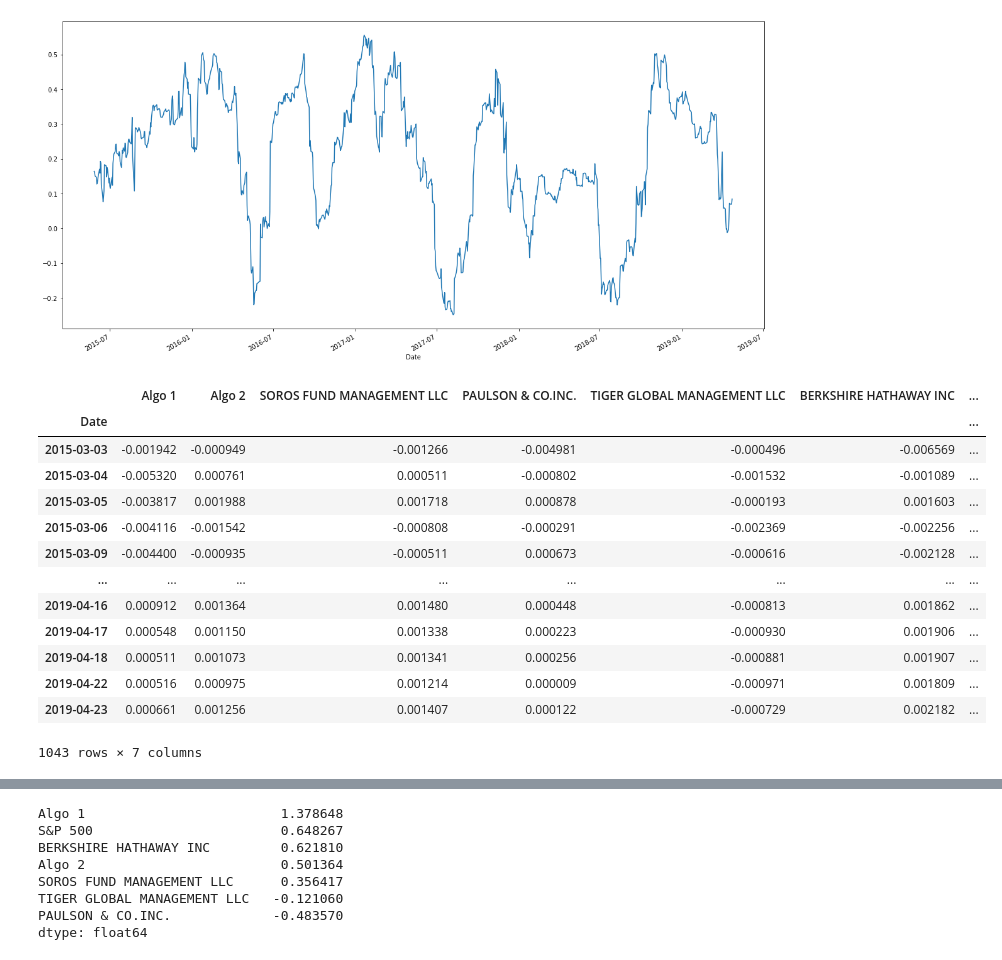
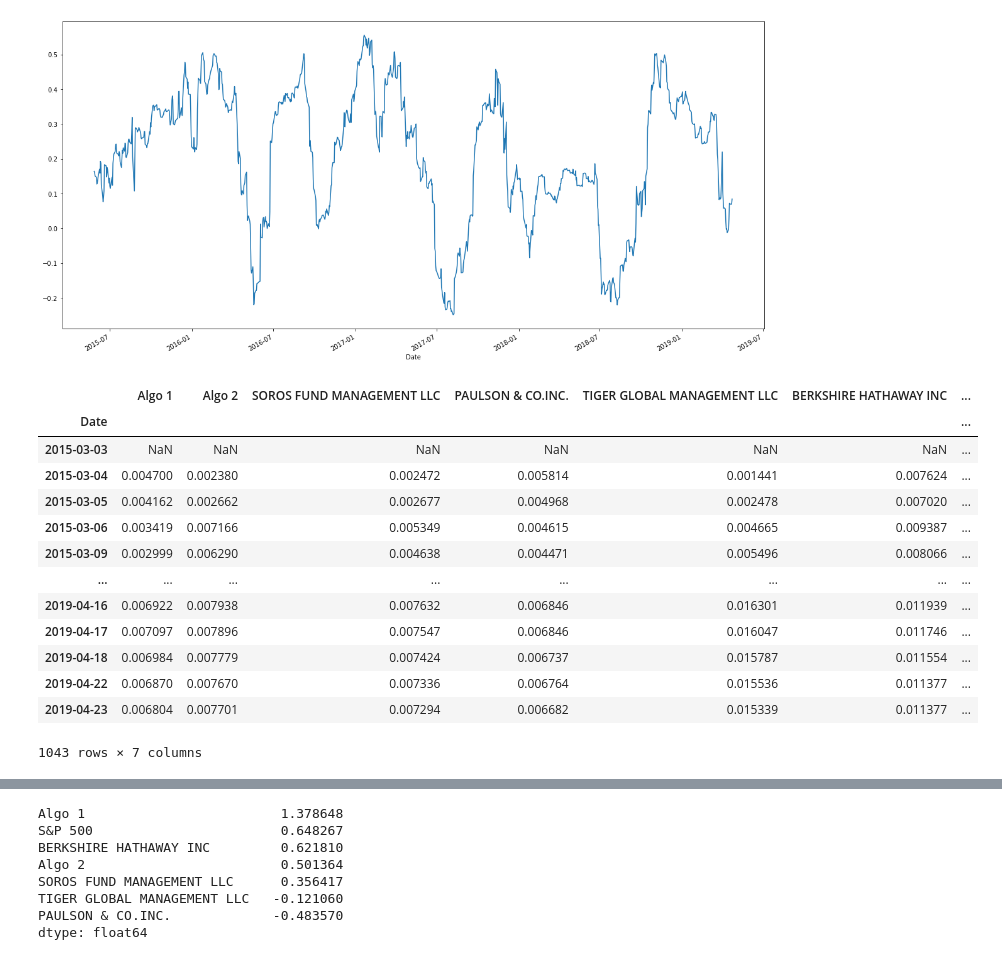
Before and after one commit to Vielufs/pandas-homework, a Jupyter notebook: pandashw.ipynb, the cells around one changed output, grey strips where cells are left out. Cells and saved outputs as stored; diff of their text form; code cells hidden in the pictures.

```diff
--- a/pandashw.ipynb
+++ b/pandashw.ipynb
@@ -324,20 +326,20 @@ rolling_beta.plot(figsize=(20,10))
 [figure]
 # %%
 ## Trying to use the ewm function
-ewm_21 = combined_df.ewm(halflife=21).mean()
+ewm_21 = combined_df.ewm(halflife=21).std()
 ewm_21
 # %% [output]
 |  | Algo 1 | Algo 2 | SOROS FUND MANAGEMENT LLC | PAULSON & CO.INC. | TIGER GLOBAL MANAGEMENT LLC | BERKSHIRE HATHAWAY INC | ... |
 | Date |  |  |  |  |  |  | ... |
-| 2015-03-03 | -0.001942 | -0.000949 | -0.001266 | -0.004981 | -0.000496 | -0.006569 | ... |
-| 2015-03-04 | -0.005320 | 0.000761 | 0.000511 | -0.000802 | -0.001532 | -0.001089 | ... |
-| 2015-03-05 | -0.003817 | 0.001988 | 0.001718 | 0.000878 | -0.000193 | 0.001603 | ... |
-| 2015-03-06 | -0.004116 | -0.001542 | -0.000808 | -0.000291 | -0.002369 | -0.002256 | ... |
-| 2015-03-09 | -0.004400 | -0.000935 | -0.000511 | 0.000673 | -0.000616 | -0.002128 | ... |
+| 2015-03-03 | NaN | NaN | NaN | NaN | NaN | NaN | ... |
+| 2015-03-04 | 0.004700 | 0.002380 | 0.002472 | 0.005814 | 0.001441 | 0.007624 | ... |
+| 2015-03-05 | 0.004162 | 0.002662 | 0.002677 | 0.004968 | 0.002478 | 0.007020 | ... |
+| 2015-03-06 | 0.003419 | 0.007166 | 0.005349 | 0.004615 | 0.004665 | 0.009387 | ... |
+| 2015-03-09 | 0.002999 | 0.006290 | 0.004638 | 0.004471 | 0.005496 | 0.008066 | ... |
 | ... | ... | ... | ... | ... | ... | ... | ... |
-| 2019-04-16 | 0.000912 | 0.001364 | 0.001480 | 0.000448 | -0.000813 | 0.001862 | ... |
-| 2019-04-17 | 0.000548 | 0.001150 | 0.001338 | 0.000223 | -0.000930 | 0.001906 | ... |
-| 2019-04-18 | 0.000511 | 0.001073 | 0.001341 | 0.000256 | -0.000881 | 0.001907 | ... |
-| 2019-04-22 | 0.000516 | 0.000975 | 0.001214 | 0.000009 | -0.000971 | 0.001809 | ... |
-| 2019-04-23 | 0.000661 | 0.001256 | 0.001407 | 0.000122 | -0.000729 | 0.002182 | ... |
+| 2019-04-16 | 0.006922 | 0.007938 | 0.007632 | 0.006846 | 0.016301 | 0.011939 | ... |
+| 2019-04-17 | 0.007097 | 0.007896 | 0.007547 | 0.006846 | 0.016047 | 0.011746 | ... |
+| 2019-04-18 | 0.006984 | 0.007779 | 0.007424 | 0.006737 | 0.015787 | 0.011554 | ... |
+| 2019-04-22 | 0.006870 | 0.007670 | 0.007336 | 0.006764 | 0.015536 | 0.011377 | ... |
+| 2019-04-23 | 0.006804 | 0.007701 | 0.007294 | 0.006682 | 0.015339 | 0.011377 | ... |
 1043 rows × 7 columns
```
Also changed, not shown: parts of 16 cells of this notebook.
